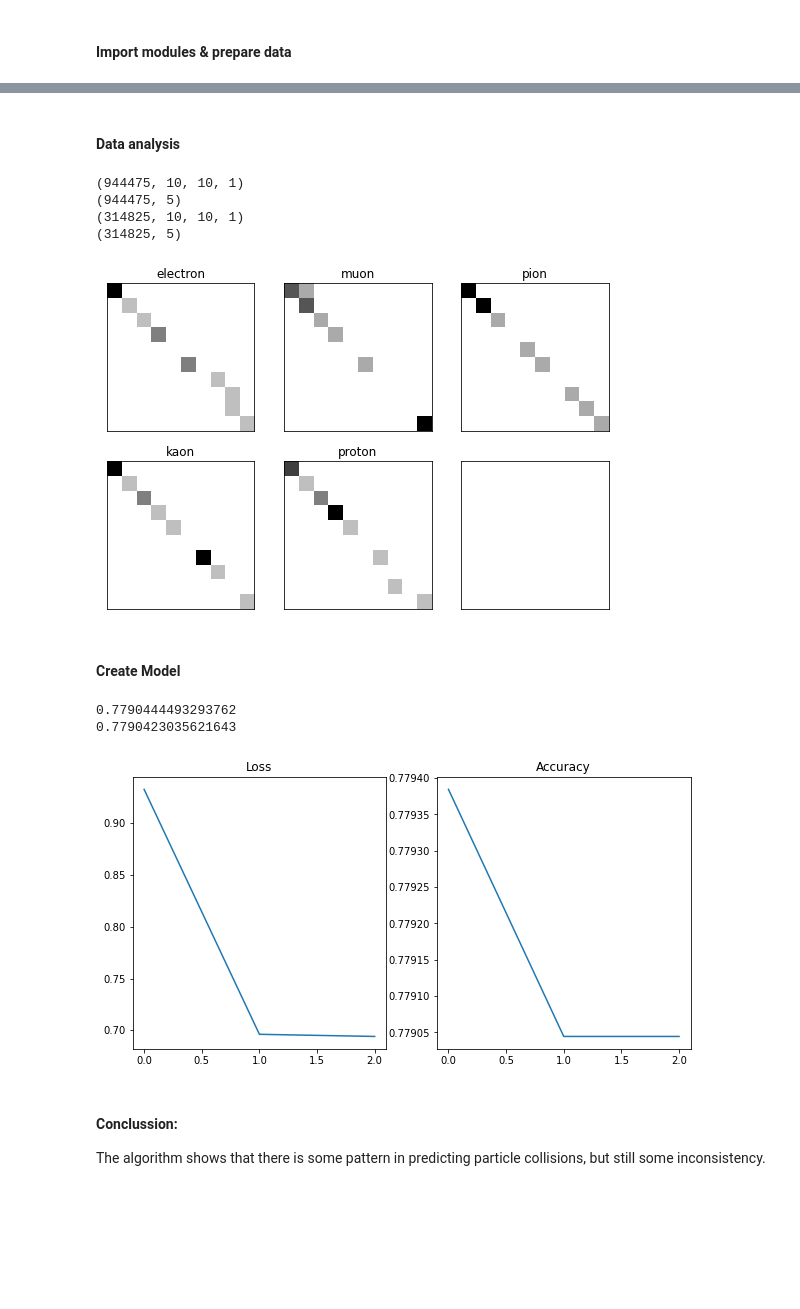
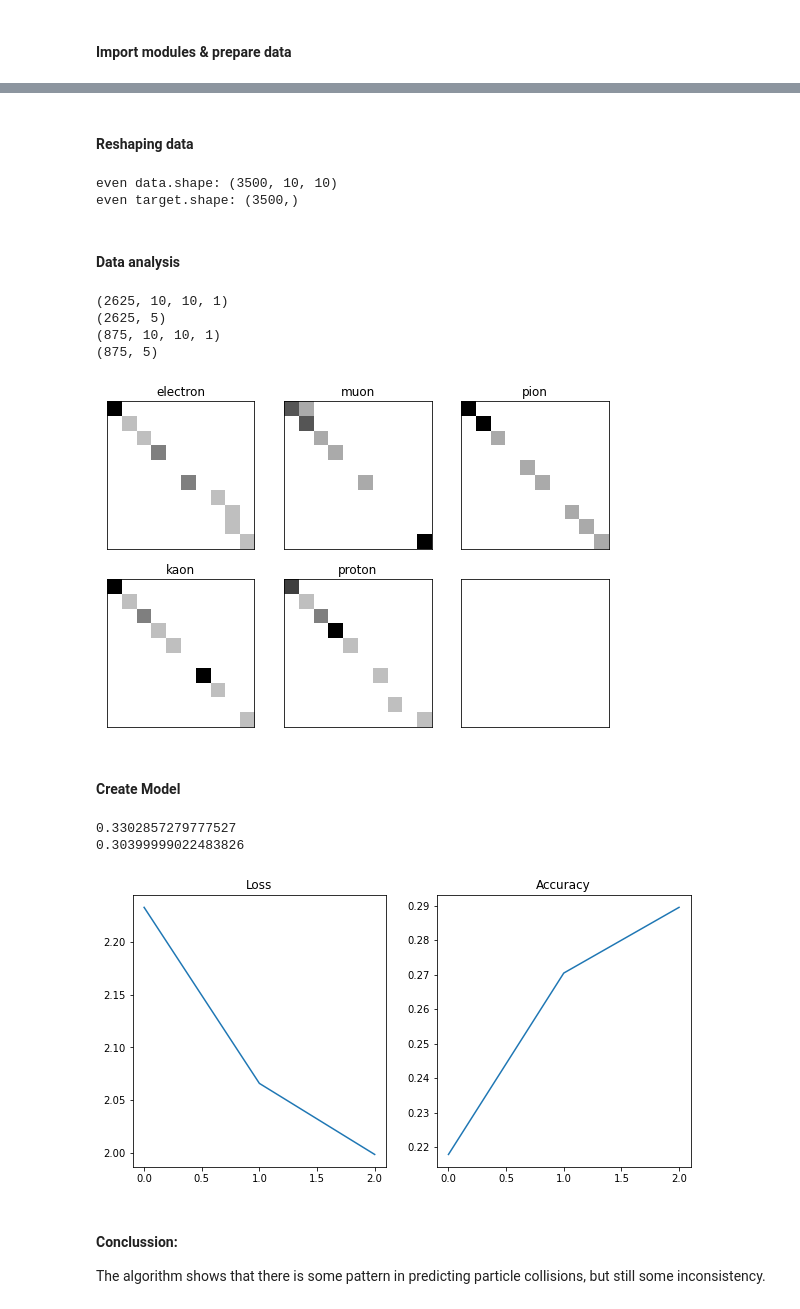
Before and after one commit to rohannakra/AI-Predicts-Particle-Collisions, a Jupyter notebook: main.ipynb, the cells around one changed output, grey strips where cells are left out. Drawn from its saved outputs; the diff is of its cells as text; code cells hidden in the pictures; blank space fills up the shorter version.

Commit message:
Editing data.

```diff
--- a/main.ipynb
+++ b/main.ipynb
@@ -69,3 +112,32 @@ print(target.shape)
+# %% [markdown]
+#### Reshaping data
+# %%
+muon_indexes = np.where(target == 1)[0]    # since this has least # of samples... use this as limiter
+
+data_new, target_new = (data[muon_indexes], target[muon_indexes])
+
+for i in [0, 2, 3, 4]:
+    particle_indexes = np.where(target == i)[0]
+    data_modified = (data[particle_indexes])[:700]    # limit to 700 samples for each particle.
+    target_modified = (target[particle_indexes])[:700]
+
+    data_new = np.append(data_new, data_modified, axis=0)
+    target_new = np.append(target_new, target_modified)
+
+    # np.stack((data_new, data_modified), axis=2)
+    # np.stack((target_new, target_modified), axis=0)
+
+data_new = np.array(data_new)
+target_new = np.array(target_new)
+
+print(f'even data.shape: {data_new.shape}')
+print(f'even target.shape: {target_new.shape}')
+
+data = data_new
+target = target_new
+# %% [output]
+even data.shape: (3500, 10, 10)
+even target.shape: (3500,)
 # %% [markdown]
 #### Data analysis
 # %%
@@ -77,23 +149,6 @@ print(np.max(data), np.min(data))    # -> 8, 0
 
 sleep(4)
 clear_output()
-
-# Edit target values to 0, 1, 2....
-new_target = []
-
-for tar in target:
-    if tar == 11:
-        new_target.append(0)
-    elif tar == 13:
-        new_target.append(1)
-    elif tar == 211:
-        new_target.append(2)
-    elif tar == 321:
-        new_target.append(3)
-    else:
-        new_target.append(4)
-
-target = np.array(new_target)
 
 # Get indexes for each different target possibility.
 indexes = [
@@ -140,10 +195,10 @@ print(y_train.shape)
 print(X_test.shape)
 print(y_test.shape)
 # %% [output]
-(944475, 10, 10, 1)
-(944475, 5)
-(314825, 10, 10, 1)
-(314825, 5)
+(2625, 10, 10, 1)
+(2625, 5)
+(875, 10, 10, 1)
+(875, 5)
 [figure]
 # %% [markdown]
 #### Create Model
@@ -158,9 +213,8 @@ class Model(tf.keras.Model):
         ]
 
         self.hidden_layers = [
-            Dense(50, activation='relu', kernel_regularizer='l2'),
-            Dense(50, activation='relu', kernel_regularizer='l2'),
-            Dense(50, activation='relu', kernel_regularizer='l2')
+            Dense(20, activation='relu', kernel_regularizer='l2'),
+            Dense(20, activation='relu', kernel_regularizer='l2')
         ]
 
         self.output_layer = Dense(5, activation='softmax')
@@ -168,36 +222,36 @@ class Model(tf.keras.Model):
     def call(self, inputs):
         h = self.input_layers[0](inputs)
         h = self.input_layers[1](h)
 
         for hidden_layer in self.hidden_layers:
             h = hidden_layer(h)
 
         return self.output_layer(h)
 
 model = Model()
 
 model.build(input_shape=(1, 10, 10, 1))
 model.compile(optimizer='sgd', loss='categorical_crossentropy', metrics=['accuracy'])
 
 history = model.fit(X_train, y_train, epochs=3, batch_size=64).history
 
 sleep(4)
 clear_output()
 
 print(model.evaluate(X_train, y_train, verbose=False)[1])
 print(model.evaluate(X_test, y_test, verbose=False)[1])
 
 fig, (ax_1, ax_2) = plt.subplots(1, 2, figsize=(10, 5))
 
 ax_1.plot(range(3), history['loss'])
 ax_2.plot(range(3), history['accuracy'])
 
 ax_1.set_title('Loss')
 ax_2.set_title('Accuracy');
 # %% [output]
-0.7790444493293762
-0.7790423035621643
+0.3302857279777527
+0.30399999022483826
-[figure, old version]
+[figure, new version]
 # %% [markdown]
 #### Conclussion:
 The algorithm shows that there is some pattern in predicting particle collisions, but still some inconsistency.
```
Also changed, not shown: parts of 3 cells of this notebook.
